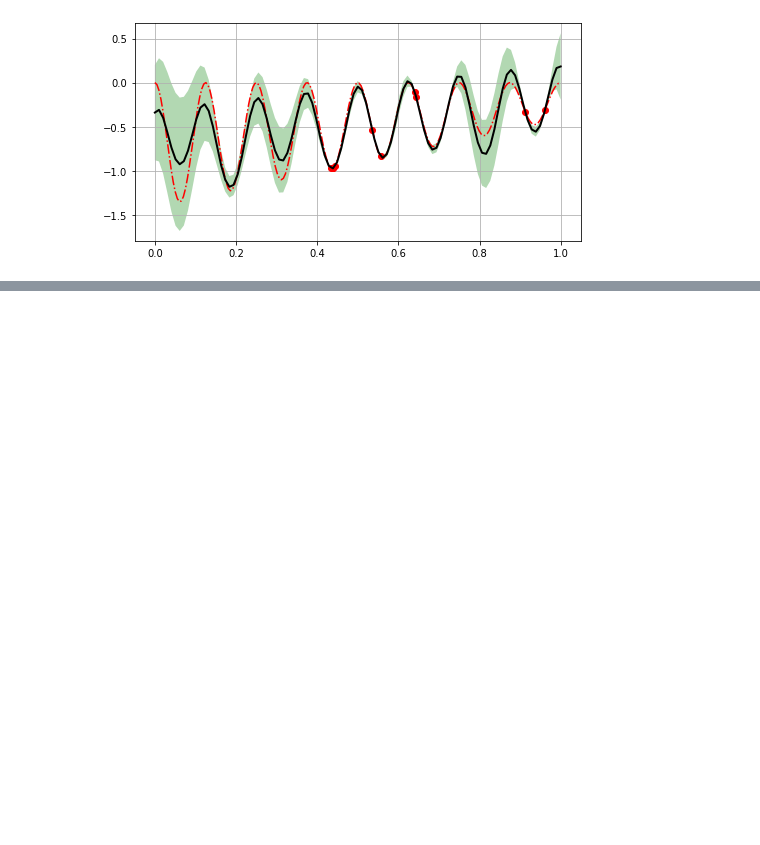
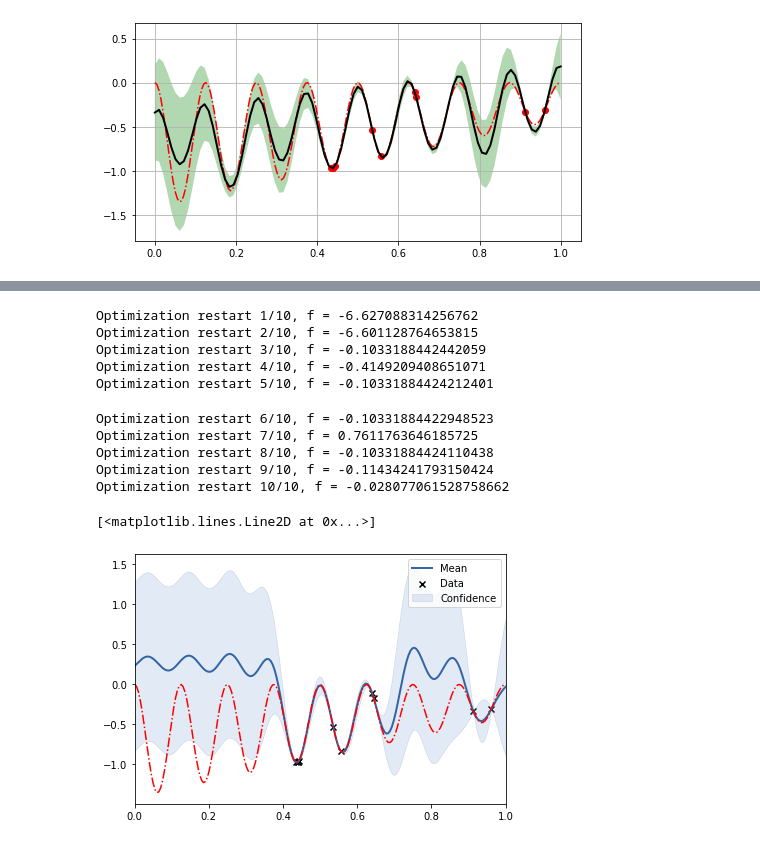
Before and after one commit to luck1226/multisource_deepGaussianProcess, a Jupyter notebook: MF_DGP_demo_nonlinearA_RBF.ipynb, the cells around one changed output, grey strips where cells are left out. Saved outputs shown, nothing was run; the diff lists cells and outputs as text; code cells hidden in the pictures; blank space fills up the shorter version.

Commit message:
Add files via upload
Added comparison against standard GP using periodic kernel

```diff
--- a/MF_DGP_demo_nonlinearA_RBF.ipynb
+++ b/MF_DGP_demo_nonlinearA_RBF.ipynb
@@ -185,0 +207,22 @@ m3.plot()
+# %%
+period_kernel = GPy.kern.PeriodicExponential(1)
+# %%
+m5 = GPy.models.GPRegression(X2, Ye, kernel = period_kernel)
+# %%
+m5.optimize()
+m5.optimize_restarts(num_restarts = 10)
+m5.plot([0,1])
+plt.plot(X_plot,f_e,'r-.')
+# %% [output]
+Optimization restart 1/10, f = -6.627088314256762
+Optimization restart 2/10, f = -6.601128764653815
+Optimization restart 3/10, f = -0.1033188442442059
+Optimization restart 4/10, f = -0.4149209408651071
+Optimization restart 5/10, f = -0.10331884424212401
+Optimization restart 6/10, f = -0.10331884422948523
+Optimization restart 7/10, f = 0.7611763646185725
+Optimization restart 8/10, f = -0.10331884424110438
+Optimization restart 9/10, f = -0.11434241793150424
+Optimization restart 10/10, f = -0.028077061528758662
+[<matplotlib.lines.Line2D at 0x...>]
+[figure, added]
```
Also changed, not shown: parts of 7 cells of this notebook.
